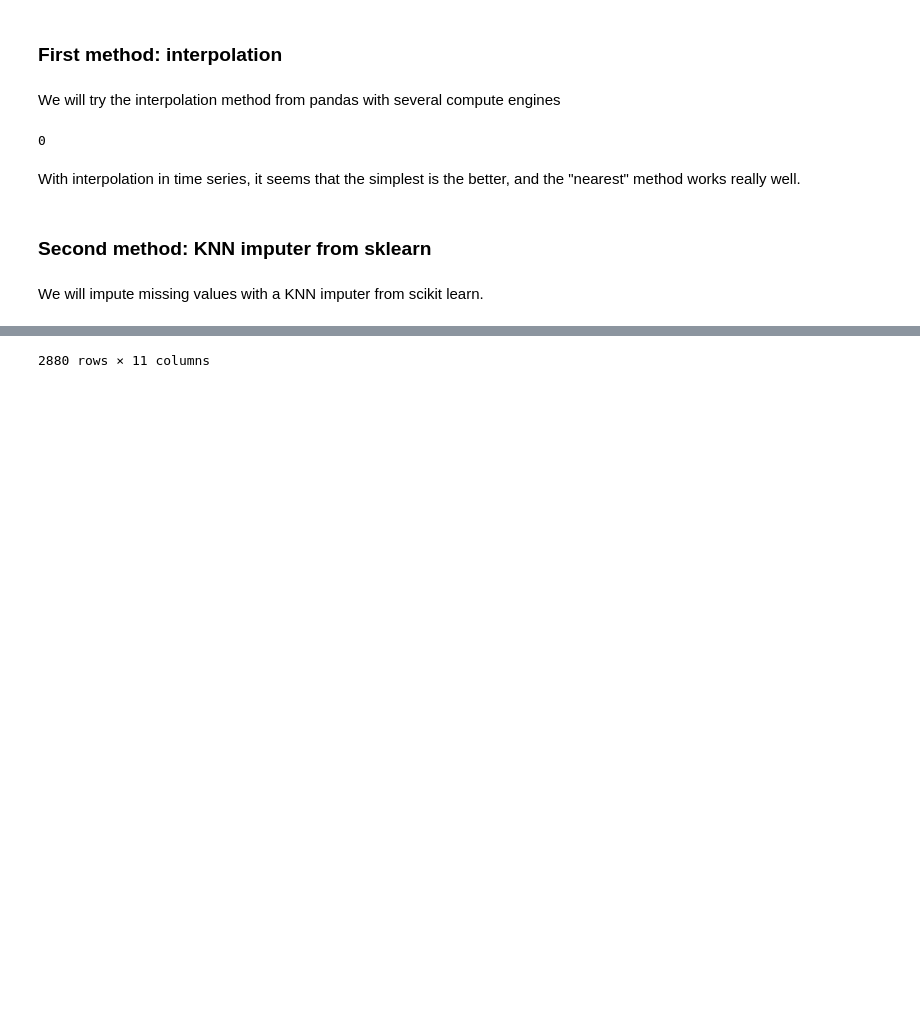
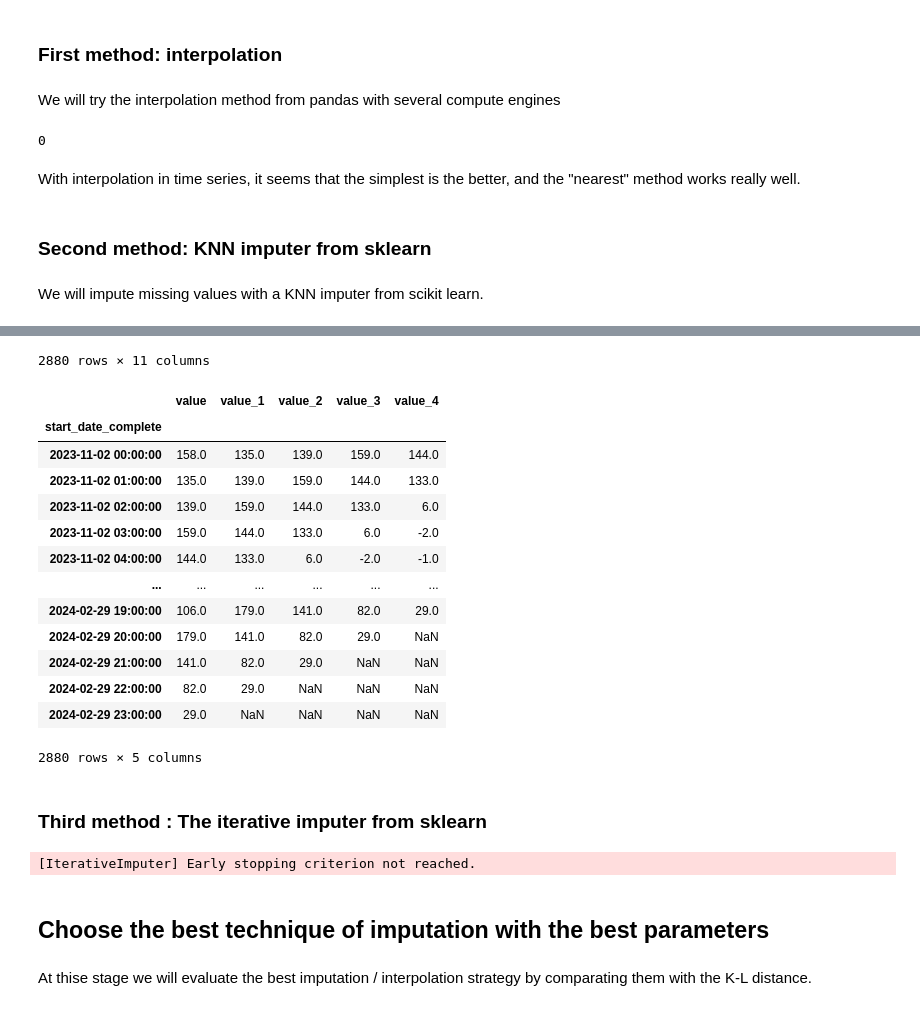
Before and after one commit to DridrM/renewable-energy-forecast, a Jupyter notebook: notebooks/preprocessing_exploration/preprocessing_missing_values.ipynb, the cells around one changed output, grey strips where cells are left out. Saved outputs shown, nothing was run; the diff lists cells and outputs as text; code cells hidden in the pictures; blank space fills up the shorter version.

Commit message:
Tested the KNN and the Iterative imputers for missing values

```diff
--- a/notebooks/preprocessing_exploration/preprocessing_missing_values.ipynb
+++ b/notebooks/preprocessing_exploration/preprocessing_missing_values.ipynb
@@ -291,18 +266,38 @@ def transform_dt_df_into_supervised(gen_df: pd.DataFrame,
     return gen_df_supervised
 # %%
 # Test the previous function
-transform_dt_df_into_supervised(gen_data_dt, "value", 4)
+gen_data_dt_supervised_1 = transform_dt_df_into_supervised(gen_data_dt, "value", 4)
+display(gen_data_dt_supervised_1)
+
+# Test the function with a datetime index df
+gen_data_dt_peeled = peel_time_serie_df(gen_data_dt)
+gen_data_dt_supervised_2 = transform_dt_df_into_supervised(gen_data_dt_peeled, "value", 4)
+display(gen_data_dt_supervised_2)
 # %% [output]
 |  | start_date_complete | end_date_complete | start_date | end_date | updated_date | value | eic_code | ... |
 | 0 | 2023-11-02 00:00:00 | 2023-11-02 01:00:00 | 2023-11-02 00:00:00 | 2023-11-02 01:00:00 | 2023-12-11 14:14:43 | 158.0 | 17W0000014455708 | ... |
 | 1 | 2023-11-02 01:00:00 | 2023-11-02 02:00:00 | 2023-11-02 01:00:00 | 2023-11-02 02:00:00 | 2023-12-11 14:20:26 | 135.0 | 17W0000014455708 | ... |
 | 2 | 2023-11-02 02:00:00 | 2023-11-02 03:00:00 | 2023-11-02 02:00:00 | 2023-11-02 03:00:00 | 2023-12-11 14:20:25 | 139.0 | 17W0000014455708 | ... |
 | 3 | 2023-11-02 03:00:00 | 2023-11-02 04:00:00 | 2023-11-02 03:00:00 | 2023-11-02 04:00:00 | 2023-12-11 14:20:26 | 159.0 | 17W0000014455708 | ... |
 | 4 | 2023-11-02 04:00:00 | 2023-11-02 05:00:00 | 2023-11-02 04:00:00 | 2023-11-02 05:00:00 | 2023-12-11 14:24:44 | 144.0 | 17W0000014455708 | ... |
 | ... | ... | ... | ... | ... | ... | ... | ... | ... |
 | 2875 | 2024-02-29 19:00:00 | 2024-02-29 20:00:00 | 2024-02-29 19:00:00 | 2024-02-29 20:00:00 | 2024-02-29 20:26:10 | 106.0 | 17W0000014455708 | ... |
 | 2876 | 2024-02-29 20:00:00 | 2024-02-29 21:00:00 | 2024-02-29 20:00:00 | 2024-02-29 21:00:00 | 2024-02-29 21:23:57 | 179.0 | 17W0000014455708 | ... |
 | 2877 | 2024-02-29 21:00:00 | 2024-02-29 22:00:00 | 2024-02-29 21:00:00 | 2024-02-29 22:00:00 | 2024-02-29 22:28:58 | 141.0 | 17W0000014455708 | ... |
 | 2878 | 2024-02-29 22:00:00 | 2024-02-29 23:00:00 | 2024-02-29 22:00:00 | 2024-02-29 23:00:00 | 2024-02-29 23:24:01 | 82.0 | 17W0000014455708 | ... |
 | 2879 | 2024-02-29 23:00:00 | 2024-03-01 00:00:00 | 2024-02-29 23:00:00 | 2024-03-01 00:00:00 | 2024-03-01 00:25:10 | 29.0 | 17W0000014455708 | ... |
 2880 rows × 11 columns
+|  | value | value_1 | value_2 | value_3 | value_4 |
+| start_date_complete |  |  |  |  |  |
+| 2023-11-02 00:00:00 | 158.0 | 135.0 | 139.0 | 159.0 | 144.0 |
+| 2023-11-02 01:00:00 | 135.0 | 139.0 | 159.0 | 144.0 | 133.0 |
+| 2023-11-02 02:00:00 | 139.0 | 159.0 | 144.0 | 133.0 | 6.0 |
+| 2023-11-02 03:00:00 | 159.0 | 144.0 | 133.0 | 6.0 | -2.0 |
+| 2023-11-02 04:00:00 | 144.0 | 133.0 | 6.0 | -2.0 | -1.0 |
+| ... | ... | ... | ... | ... | ... |
+| 2024-02-29 19:00:00 | 106.0 | 179.0 | 141.0 | 82.0 | 29.0 |
+| 2024-02-29 20:00:00 | 179.0 | 141.0 | 82.0 | 29.0 | NaN |
+| 2024-02-29 21:00:00 | 141.0 | 82.0 | 29.0 | NaN | NaN |
+| 2024-02-29 22:00:00 | 82.0 | 29.0 | NaN | NaN | NaN |
+| 2024-02-29 23:00:00 | 29.0 | NaN | NaN | NaN | NaN |
+2880 rows × 5 columns
@@ -308,0 +325,29 @@ transform_dt_df_into_supervised(gen_data_dt, "value", 4)
+# %% [markdown]
+### Third method : The iterative imputer from sklearn
+# %%
+# Instanciate a iterative imputer
+iterative_imputer = IterativeImputer(max_iter = 7, random_state = 42)
+
+# Create the X matrix
+X = gen_data_dt_supervised_2.copy(deep = True)
+
+# Fit the imputer
+iterative_imputer.fit(X)
+
+# Transform
+X_imputed = iterative_imputer.transform(X)
+
+# Extract the first column of the X_imputed array, and re-create a df
+gen_data_dt_imputed = pd.DataFrame({"value": X_imputed[:, 0]}, index = gen_data_dt_supervised_2.index)
+
+# Plot the imputed values
+plot_time_serie(gen_data_dt_imputed,
+                "",
+                "value",
+                dt_index = True)
+# %% [output]
+[IterativeImputer] Early stopping criterion not reached.
+# %% [markdown]
+## Choose the best technique of imputation with the best parameters
+# %% [markdown]
+At thise stage we will evaluate the best imputation / interpolation strategy by comparating them with the K-L distance.
```
Also changed, not shown: parts of 3 cells of this notebook.
